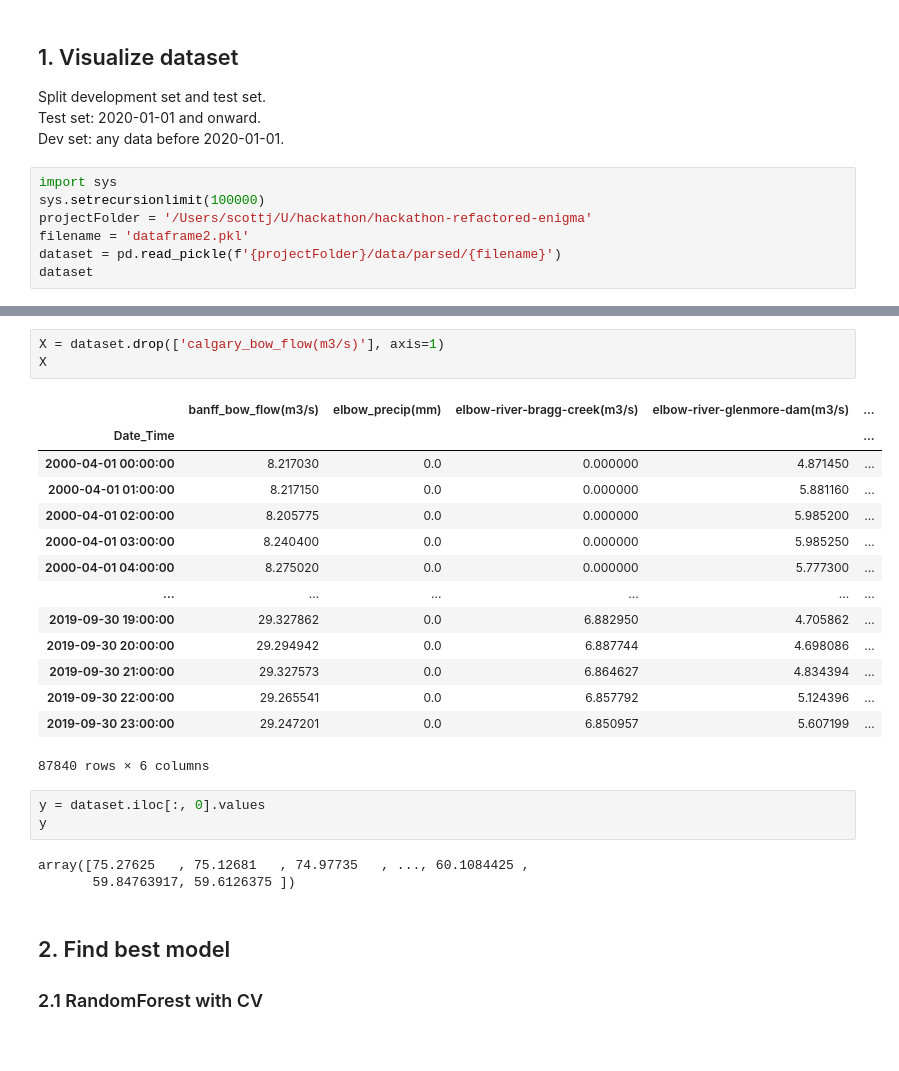
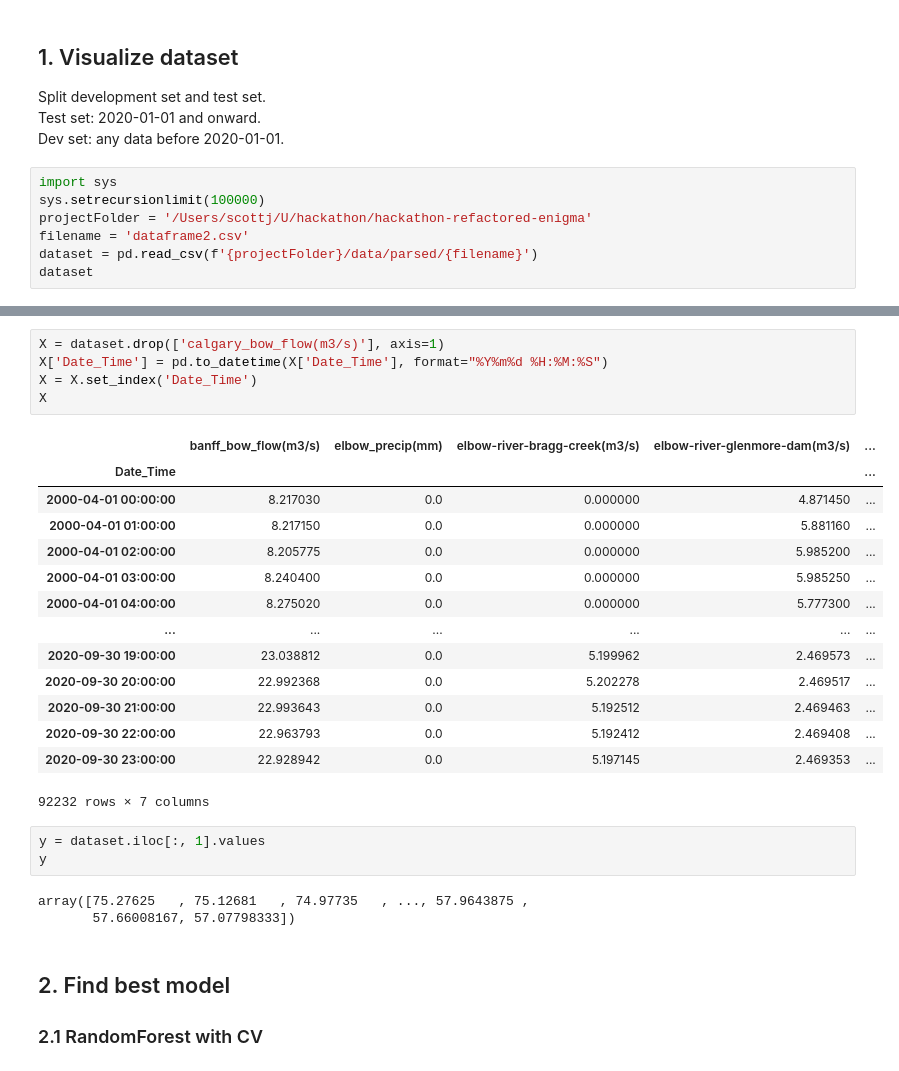
Before and after one commit to brycetshaw/hackathon-refactored-enigma, a Jupyter notebook: model/flood-forecaster/notebooks/model hyperparameter tuning portal.ipynb, the cells around one changed output, grey strips where cells are left out. Cells and saved outputs as stored; diff of their text form.

```diff
--- a/model/flood-forecaster/notebooks/model hyperparameter tuning portal.ipynb
+++ b/model/flood-forecaster/notebooks/model hyperparameter tuning portal.ipynb
@@ -20,7 +21,7 @@ Dev set: any data before 2020-01-01.
 import sys
 sys.setrecursionlimit(100000)
 projectFolder = '/Users/scottj/U/hackathon/hackathon-refactored-enigma'
-filename = 'dataframe2.pkl'
-dataset = pd.read_pickle(f'{projectFolder}/data/parsed/{filename}')
+filename = 'dataframe2.csv'
+dataset = pd.read_csv(f'{projectFolder}/data/parsed/{filename}')
 dataset
 # %% [output]
@@ -41,27 +41,29 @@ dataset
 # %%
 X = dataset.drop(['calgary_bow_flow(m3/s)'], axis=1)
+X['Date_Time'] = pd.to_datetime(X['Date_Time'], format="%Y%m%d %H:%M:%S")
+X = X.set_index('Date_Time')
 X
 # %% [output]
 |  | banff_bow_flow(m3/s) | elbow_precip(mm) | elbow-river-bragg-creek(m3/s) | elbow-river-glenmore-dam(m3/s) | ... |
 | Date_Time |  |  |  |  | ... |
 | 2000-04-01 00:00:00 | 8.217030 | 0.0 | 0.000000 | 4.871450 | ... |
 | 2000-04-01 01:00:00 | 8.217150 | 0.0 | 0.000000 | 5.881160 | ... |
 | 2000-04-01 02:00:00 | 8.205775 | 0.0 | 0.000000 | 5.985200 | ... |
 | 2000-04-01 03:00:00 | 8.240400 | 0.0 | 0.000000 | 5.985250 | ... |
 | 2000-04-01 04:00:00 | 8.275020 | 0.0 | 0.000000 | 5.777300 | ... |
 | ... | ... | ... | ... | ... | ... |
-| 2019-09-30 19:00:00 | 29.327862 | 0.0 | 6.882950 | 4.705862 | ... |
-| 2019-09-30 20:00:00 | 29.294942 | 0.0 | 6.887744 | 4.698086 | ... |
-| 2019-09-30 21:00:00 | 29.327573 | 0.0 | 6.864627 | 4.834394 | ... |
-| 2019-09-30 22:00:00 | 29.265541 | 0.0 | 6.857792 | 5.124396 | ... |
-| 2019-09-30 23:00:00 | 29.247201 | 0.0 | 6.850957 | 5.607199 | ... |
+| 2020-09-30 19:00:00 | 23.038812 | 0.0 | 5.199962 | 2.469573 | ... |
+| 2020-09-30 20:00:00 | 22.992368 | 0.0 | 5.202278 | 2.469517 | ... |
+| 2020-09-30 21:00:00 | 22.993643 | 0.0 | 5.192512 | 2.469463 | ... |
+| 2020-09-30 22:00:00 | 22.963793 | 0.0 | 5.192412 | 2.469408 | ... |
+| 2020-09-30 23:00:00 | 22.928942 | 0.0 | 5.197145 | 2.469353 | ... |
-87840 rows × 6 columns
+92232 rows × 7 columns
 # %%
-y = dataset.iloc[:, 0].values
+y = dataset.iloc[:, 1].values
 y
 # %% [output]
-array([75.27625   , 75.12681   , 74.97735   , ..., 60.1084425 ,
-       59.84763917, 59.6126375 ])
+array([75.27625   , 75.12681   , 74.97735   , ..., 57.9643875 ,
+       57.66008167, 57.07798333])
 # %% [markdown]
 ## 2. Find best model
 ### 2.1 RandomForest with CV
```
Also changed, not shown: parts of 7 cells of this notebook, 2 other files.
